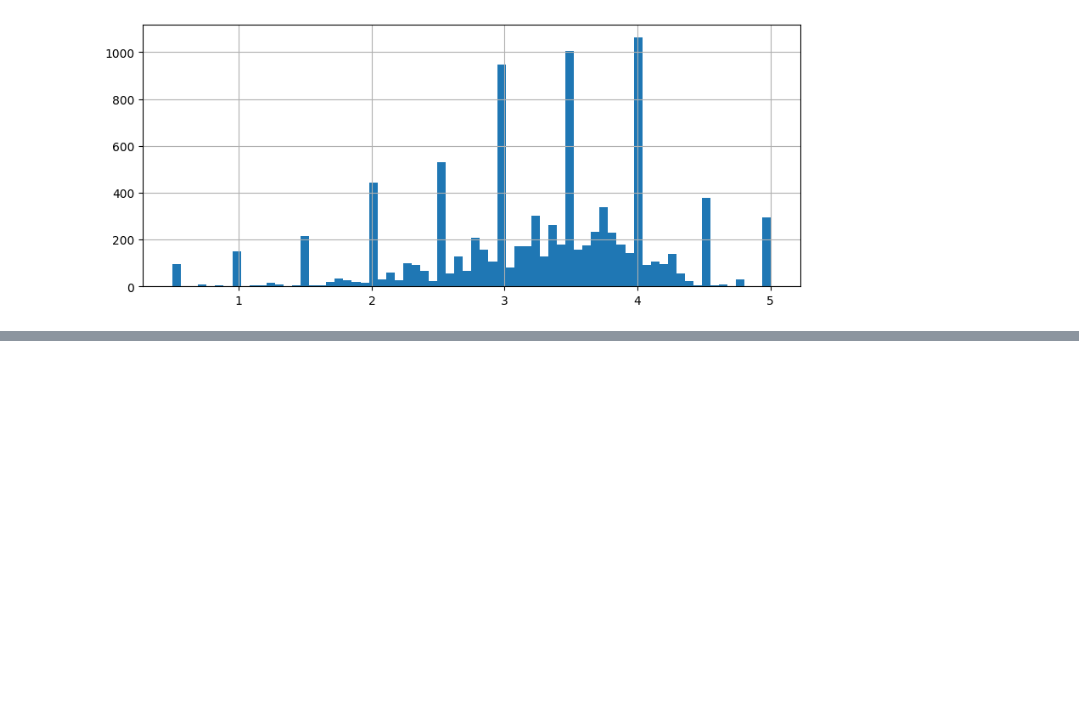
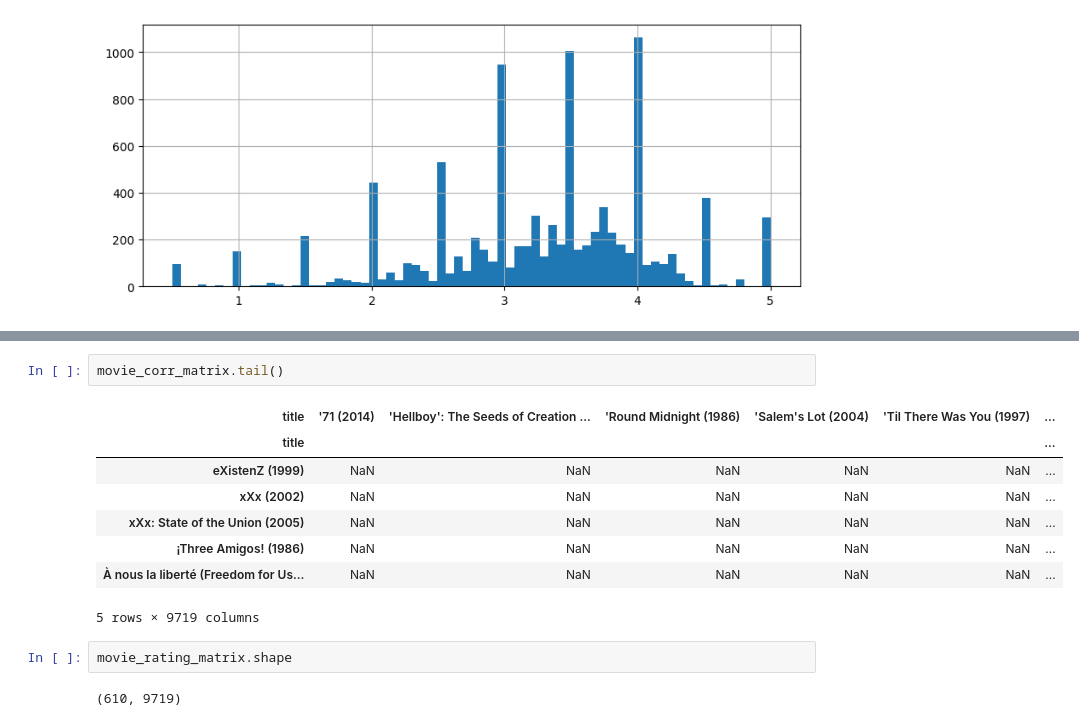
Before and after one commit to lincolngadea/colab_learning, a Jupyter notebook: superv.ipynb, the cells around one changed output, grey strips where cells are left out. Drawn from its saved outputs; the diff is of its cells as text; blank space fills up the shorter version.

```diff
--- a/superv.ipynb
+++ b/superv.ipynb
@@ -117,0 +144,15 @@ ratings['rating'].hist(bins=70)
+# %%
+movie_corr_matrix.tail()
+# %% [output]
+| title | '71 (2014) | 'Hellboy': The Seeds of Creation ... | 'Round Midnight (1986) | 'Salem's Lot (2004) | 'Til There Was You (1997) | ... |
+| title |  |  |  |  |  | ... |
+| eXistenZ (1999) | NaN | NaN | NaN | NaN | NaN | ... |
+| xXx (2002) | NaN | NaN | NaN | NaN | NaN | ... |
+| xXx: State of the Union (2005) | NaN | NaN | NaN | NaN | NaN | ... |
+| ¡Three Amigos! (1986) | NaN | NaN | NaN | NaN | NaN | ... |
+| À nous la liberté (Freedom for Us... | NaN | NaN | NaN | NaN | NaN | ... |
+5 rows × 9719 columns
+# %%
+movie_rating_matrix.shape
+# %% [output]
+(610, 9719)
```
Also changed, not shown: parts of 14 cells of this notebook.
